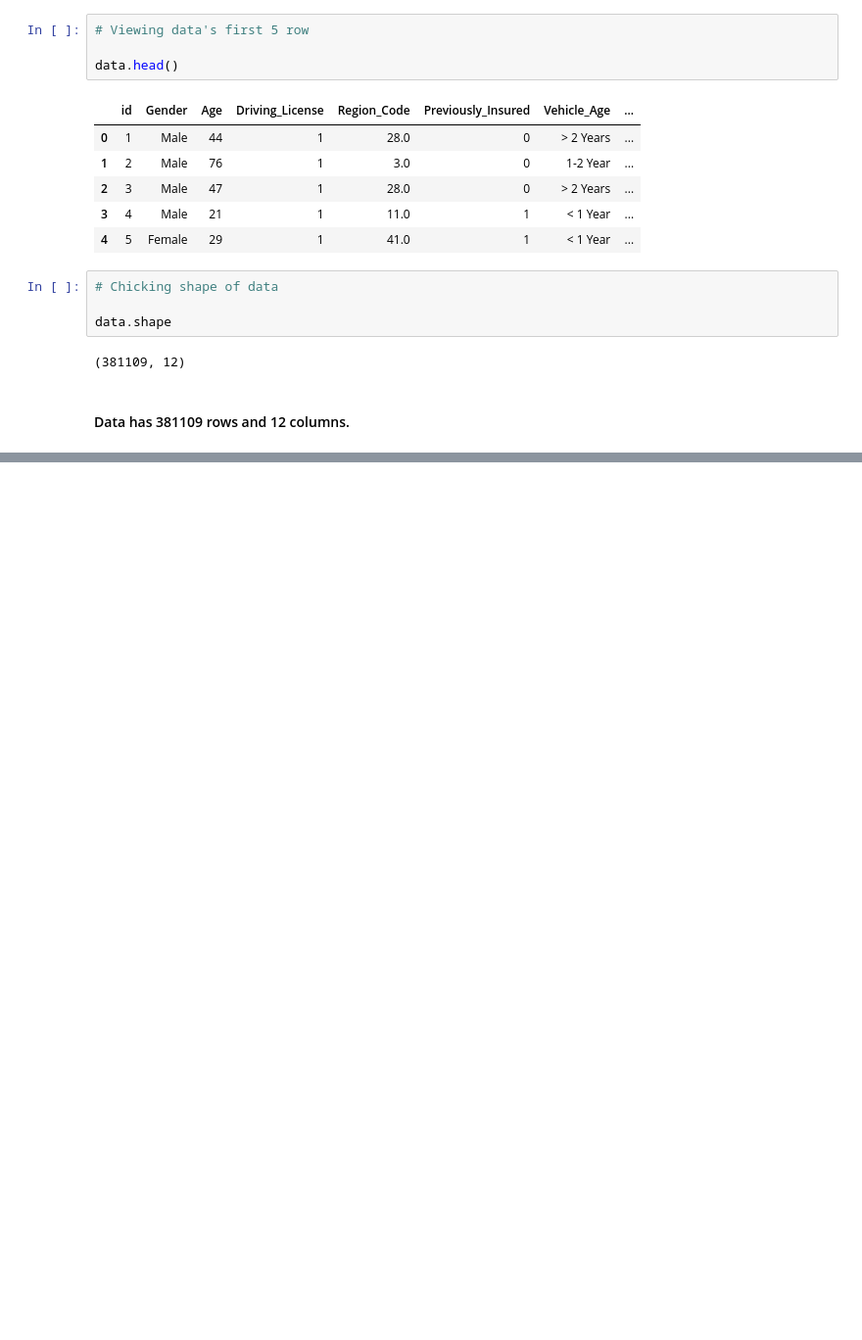
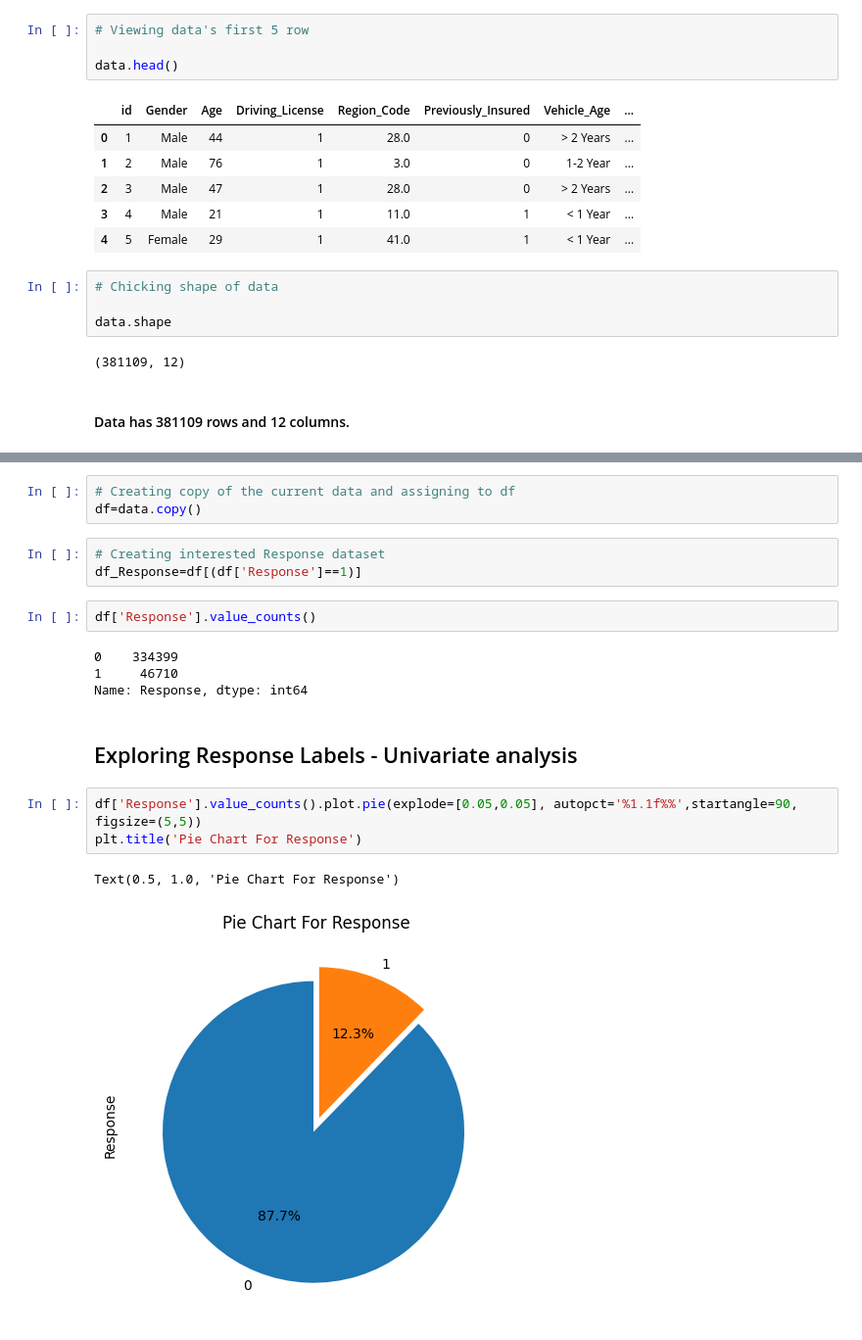
Before and after one commit to tusharraskar/Health-Insurance-Cross-Sell-Prediction, a Jupyter notebook: Health Insurance Cross Sell Prediction.ipynb, the cells around one changed output, grey strips where cells are left out. Shown at 98% size. Drawn from its saved outputs; the diff is of its cells as text; blank space fills up the shorter version.

```diff
--- a/Health Insurance Cross Sell Prediction.ipynb
+++ b/Health Insurance Cross Sell Prediction.ipynb
@@ -47,0 +147,20 @@ data.shape
+# %%
+# Creating copy of the current data and assigning to df
+df=data.copy()
+# %%
+# Creating interested Response dataset
+df_Response=df[(df['Response']==1)]
+# %%
+df['Response'].value_counts()
+# %% [output]
+0    334399
+1     46710
+Name: Response, dtype: int64
+# %% [markdown]
+## Exploring Response Labels - Univariate analysis
+# %%
+df['Response'].value_counts().plot.pie(explode=[0.05,0.05], autopct='%1.1f%%',startangle=90, figsize=(5,5))
+plt.title('Pie Chart For Response')
+# %% [output]
+Text(0.5, 1.0, 'Pie Chart For Response')
+[figure, added]
```
Also changed, not shown: parts of 25 cells of this notebook.
